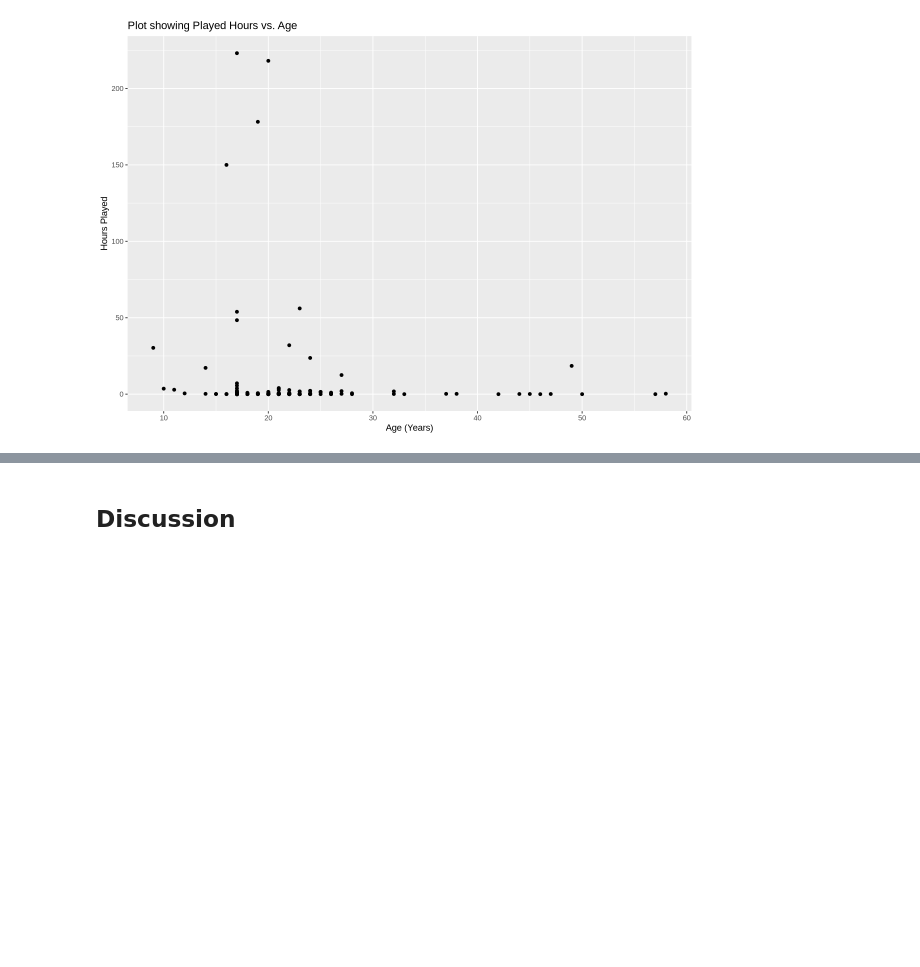
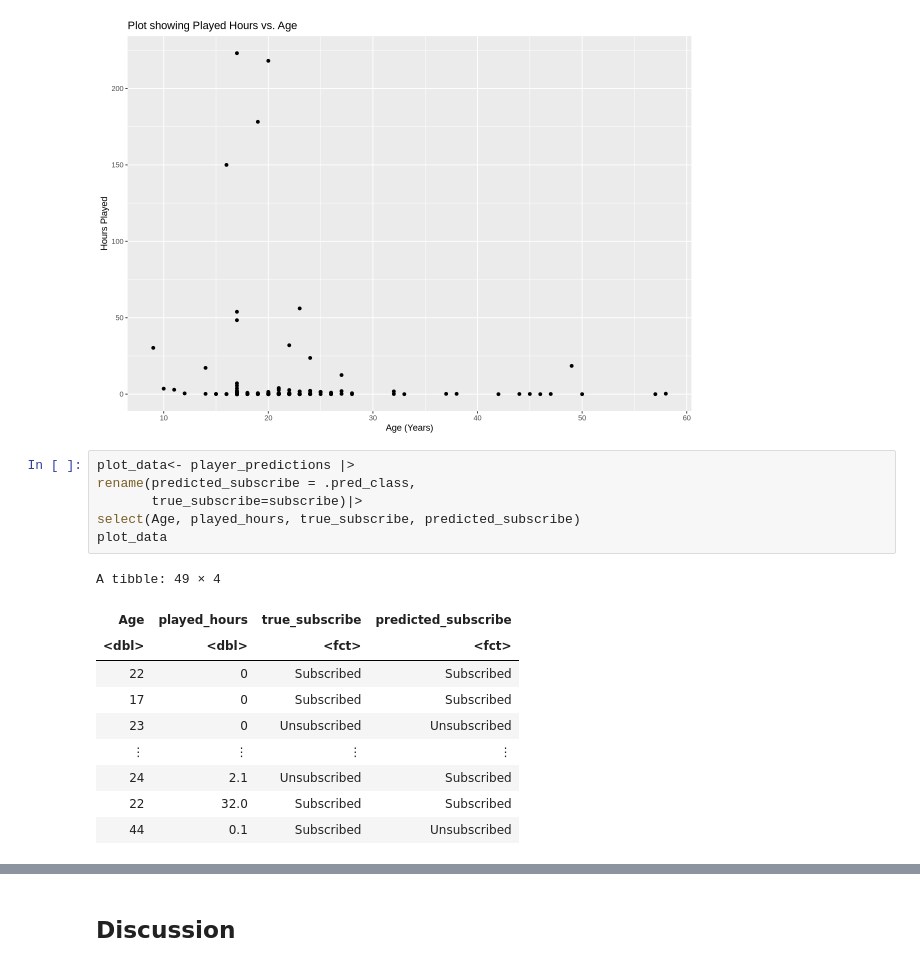
Before and after one commit to katelynteng/group_2_final_project, a Jupyter notebook: group_2_final_project.ipynb, the cells around one changed output, grey strips where cells are left out. Drawn from its saved outputs; the diff is of its cells as text; blank space fills up the shorter version.

```diff
--- a/group_2_final_project.ipynb
+++ b/group_2_final_project.ipynb
@@ -325,3 +332,20 @@ age_vs_hours_plot <- players_data_scaled |>
 age_vs_hours_plot
 # %% [output]
 [figure]
+# %%
+plot_data<- player_predictions |>
+rename(predicted_subscribe = .pred_class,
+       true_subscribe=subscribe)|>
+select(Age, played_hours, true_subscribe, predicted_subscribe)
+plot_data
+# %% [output]
+A tibble: 49 × 4
+| Age | played_hours | true_subscribe | predicted_subscribe |
+| <dbl> | <dbl> | <fct> | <fct> |
+| 22 | 0 | Subscribed | Subscribed |
+| 17 | 0 | Subscribed | Subscribed |
+| 23 | 0 | Unsubscribed | Unsubscribed |
+| ⋮ | ⋮ | ⋮ | ⋮ |
+| 24 | 2.1 | Unsubscribed | Subscribed |
+| 22 | 32.0 | Subscribed | Subscribed |
+| 44 | 0.1 | Subscribed | Unsubscribed |
```
Also changed, not shown: parts of 4 cells of this notebook.
